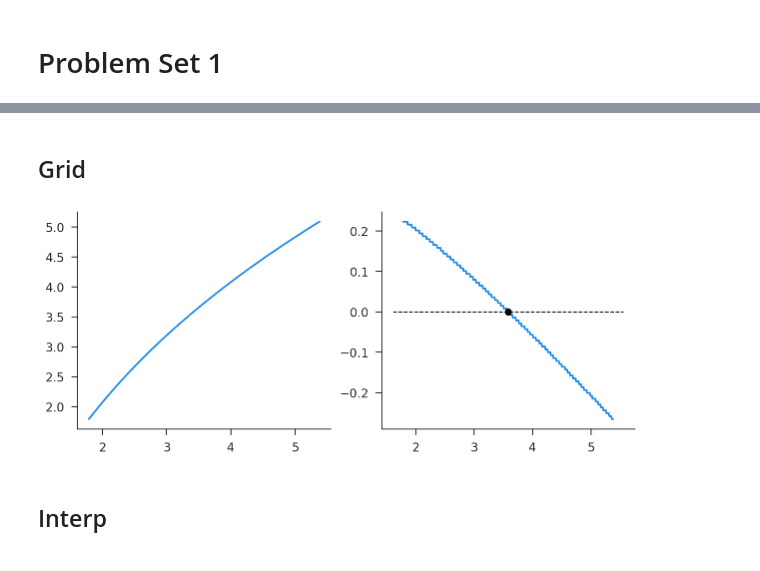
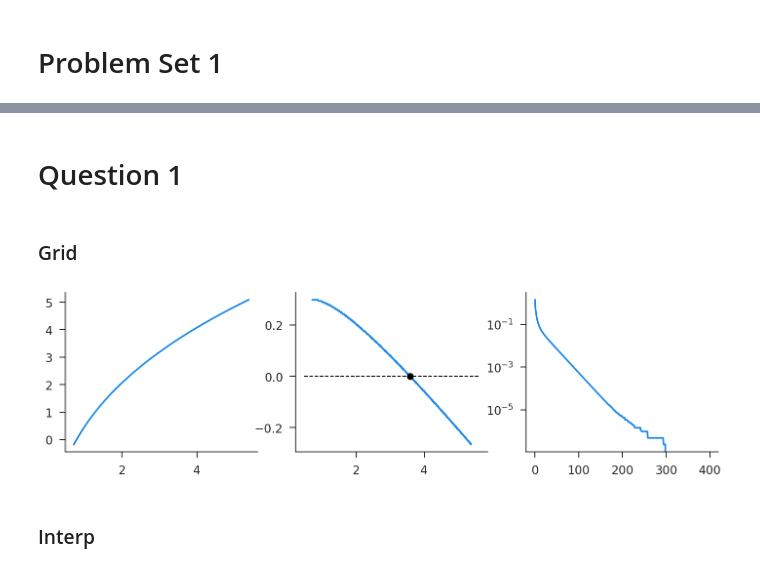
Before and after one commit to iamlemec/grad_code, a Jupyter notebook: assign_1.ipynb, the cells around one changed output, grey strips where cells are left out. Drawn from its saved outputs; the diff is of its cells as text; code cells hidden in the pictures.

```diff
--- a/assign_1.ipynb
+++ b/assign_1.ipynb
@@ -22,8 +30,29 @@ par = {
     'δ': 0.1,
     'α': 0.35,
     'z': 1.0,
+    'μ': 0.5,
+    'σ': 0.2,
+    'κ': 0.1,
 }
+# %%
+# algo params
+N = 1000 # capital grid size
+K = 400 # number of iterations
+# %% [markdown]
+# Question 1
+# %%
+def value_summary(vfi, ret, hist):
+    fig, (ax0, ax1, ax2) = plt.subplots(ncols=3, figsize=(12, 3))
+    ax0.plot(vfi.k_grid, ret['v']);
+    ax1.plot(vfi.k_grid, ret['kp']-vfi.k_grid);
+    ax1.scatter(vfi.kss, 0, c='k', zorder=10);
+    ax1.hlines(0, *ax1.get_xlim(), color='k', linestyle='--', linewidth=1);
+    pd.Series(hist['err']).plot(ax=ax2, logy=True)
 # %% [markdown]
-## Grid
+### Grid
 # %%
-vfi_grid = ps.Valfunc(par)
+vfi_grid = ps.Capital(par, N=N)
+v_grid, ret_grid, hist_grid = vfi_grid.fast_bellman(K=K)
+value_summary(vfi_grid, ret_grid, hist_grid)
+# %% [output]
+[figure, added]
@@ -32,11 +59,3 @@ vp_grid, kp_grid, hist_grid = vfi_grid.fast_solve()
-# %%
-fig, ax = plt.subplots(ncols=2, figsize=(10, 4))
-ax[0].plot(vfi_grid.k_grid, vp_grid);
-ax[1].plot(vfi_grid.k_grid, kp_grid-vfi_grid.k_grid);
-ax[1].scatter(vfi_grid.kss, 0, c='k', zorder=10);
-ax[1].hlines(0, *ax[1].get_xlim(), color='k', linestyle='--', linewidth=1);
-# %% [output]
-[figure, removed]
 # %% [markdown]
-## Interp
+### Interp
 # %%
```
Also changed, not shown: parts of 17 cells of this notebook, 5 other files.
